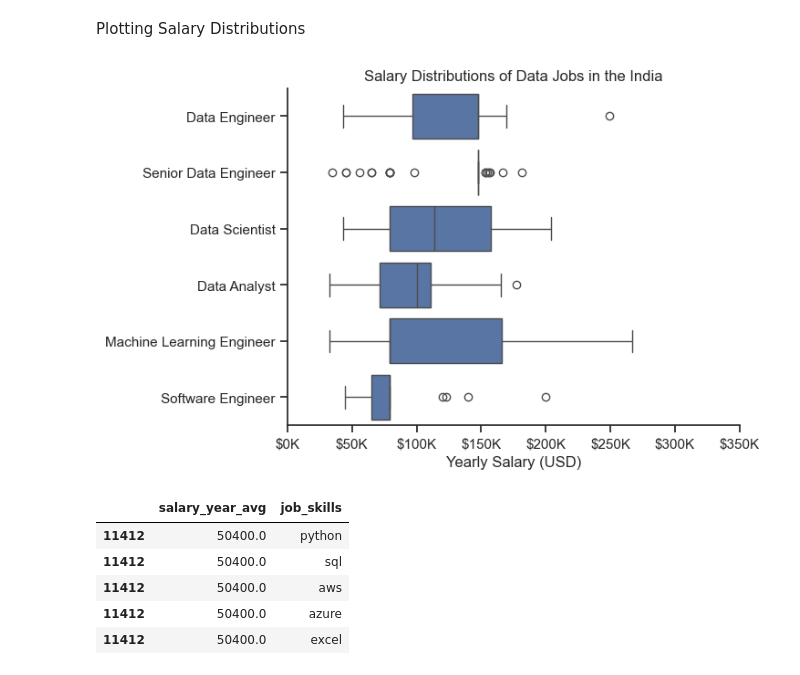
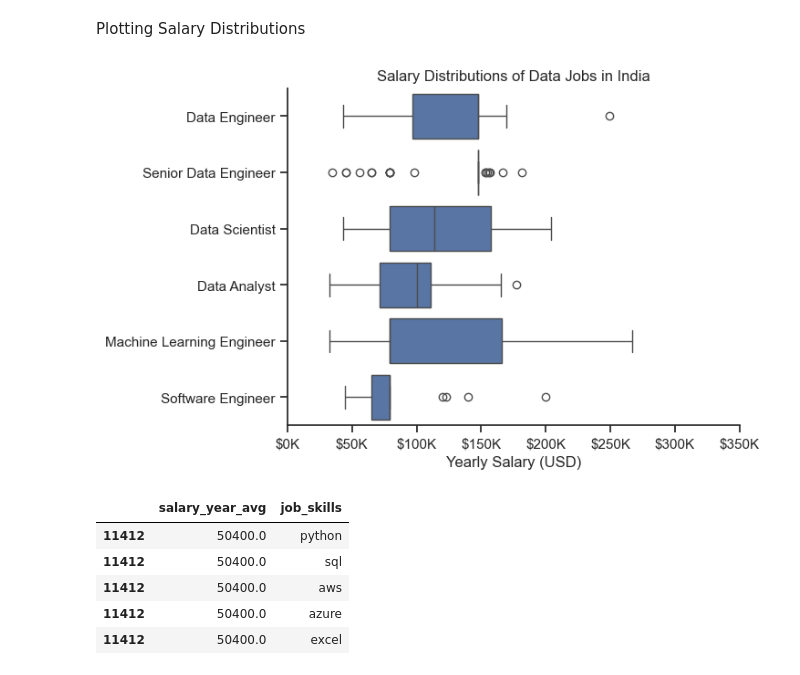
Before and after one commit to imamuddin10/pythonvs, a Jupyter notebook: project/3_salary_analysis.ipynb, the cells around one changed output. Saved outputs shown, nothing was run; the diff lists cells and outputs as text; code cells hidden in the pictures.

```diff
--- a/project/3_salary_analysis.ipynb
+++ b/project/3_salary_analysis.ipynb
@@ -48,20 +48,20 @@ job_titles
 # %% [markdown]
 Plotting Salary Distributions
 # %%
+sns.set_theme(style='ticks')
 sns.boxplot(data=df_India_top6, x='salary_year_avg', y='job_title_short', order=job_order)
-sns.set_theme(style='ticks')
 sns.despine()
 
 # this is all the same
-plt.title('Salary Distributions of Data Jobs in the India')
+plt.title('Salary Distributions of Data Jobs in India')
 plt.xlabel('Yearly Salary (USD)')
 plt.ylabel('')
 plt.xlim(0, 350000)
 ticks_x = plt.FuncFormatter(lambda y, pos: f'${int(y/1000)}K')
 plt.gca().xaxis.set_major_formatter(ticks_x)
 plt.show()
 # %% [output]
-[figure, old version]
+[figure, new version]
 # %%
 # Only get data analyst jobs in the India
 df_DA_India = df[(df['job_title_short'] == 'Data Analyst') & (df['job_country'] == 'India')].copy()
```
Also changed, not shown: parts of 1 cell of this notebook, 1 other file.
